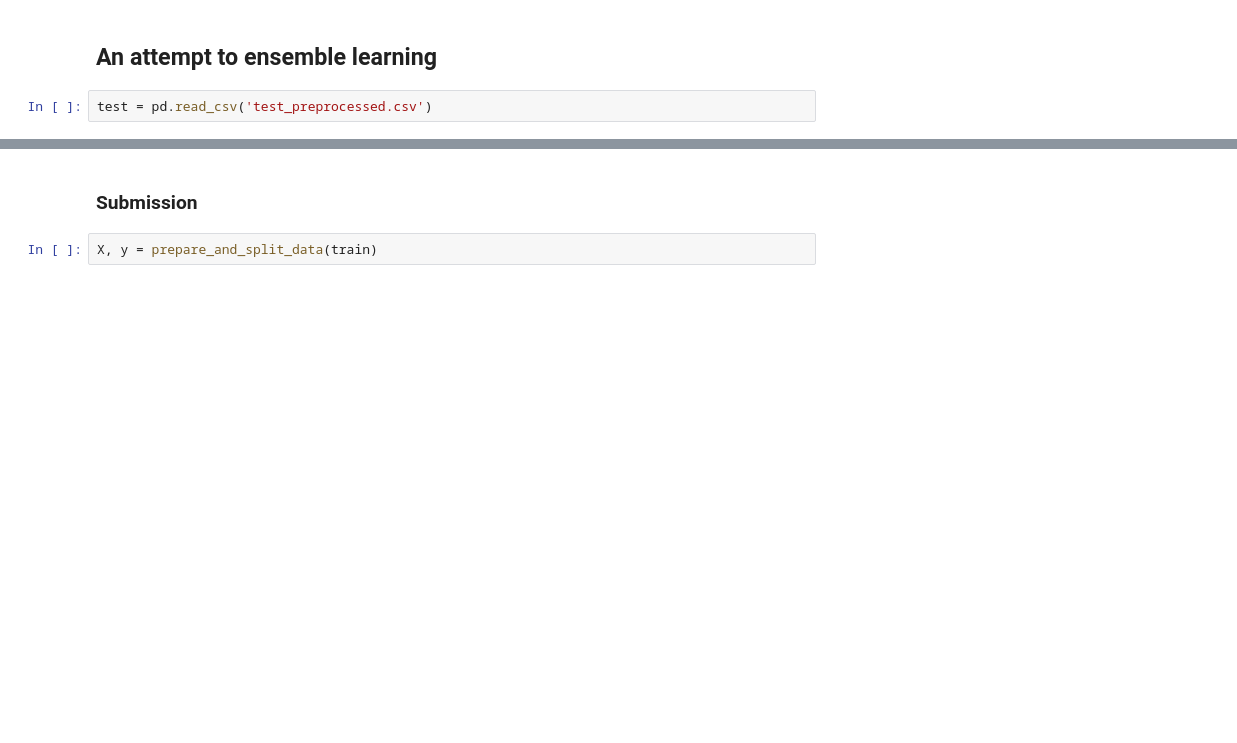
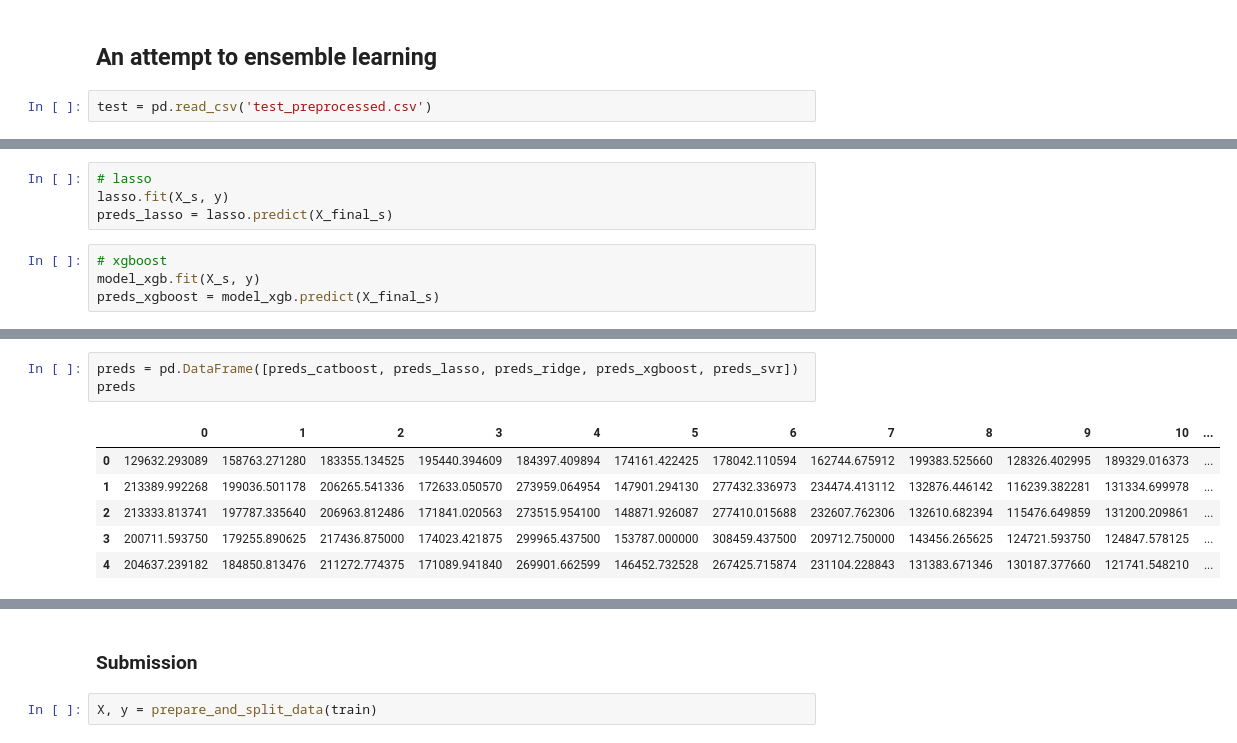
Before and after one commit to SvetlanaRubina/42, a Jupyter notebook: Model_V5_with_ensemble.ipynb, the cells around one changed output, grey strips where cells are left out. Saved outputs shown, nothing was run; the diff lists cells and outputs as text; blank space fills up the shorter version.

```diff
--- a/Model_V5_with_ensemble.ipynb
+++ b/Model_V5_with_ensemble.ipynb
@@ -531,0 +506,8 @@ ValueError: X has 230 features, but Lasso is expecting 241 features as input.
+# %%
+# lasso
+lasso.fit(X_s, y)
+preds_lasso = lasso.predict(X_final_s)
+# %%
+# xgboost
+model_xgb.fit(X_s, y)
+preds_xgboost = model_xgb.predict(X_final_s)
@@ -531,0 +538,10 @@ ValueError: X has 230 features, but Lasso is expecting 241 features as input.
+# %%
+preds = pd.DataFrame([preds_catboost, preds_lasso, preds_ridge, preds_xgboost, preds_svr])
+preds
+# %% [output]
+|  | 0 | 1 | 2 | 3 | 4 | 5 | 6 | 7 | 8 | 9 | 10 | ... |
+| 0 | 129632.293089 | 158763.271280 | 183355.134525 | 195440.394609 | 184397.409894 | 174161.422425 | 178042.110594 | 162744.675912 | 199383.525660 | 128326.402995 | 189329.016373 | ... |
+| 1 | 213389.992268 | 199036.501178 | 206265.541336 | 172633.050570 | 273959.064954 | 147901.294130 | 277432.336973 | 234474.413112 | 132876.446142 | 116239.382281 | 131334.699978 | ... |
+| 2 | 213333.813741 | 197787.335640 | 206963.812486 | 171841.020563 | 273515.954100 | 148871.926087 | 277410.015688 | 232607.762306 | 132610.682394 | 115476.649859 | 131200.209861 | ... |
+| 3 | 200711.593750 | 179255.890625 | 217436.875000 | 174023.421875 | 299965.437500 | 153787.000000 | 308459.437500 | 209712.750000 | 143456.265625 | 124721.593750 | 124847.578125 | ... |
+| 4 | 204637.239182 | 184850.813476 | 211272.774375 | 171089.941840 | 269901.662599 | 146452.732528 | 267425.715874 | 231104.228843 | 131383.671346 | 130187.377660 | 121741.548210 | ... |
```
Also changed, not shown: parts of 42 cells of this notebook, 1 other file.
